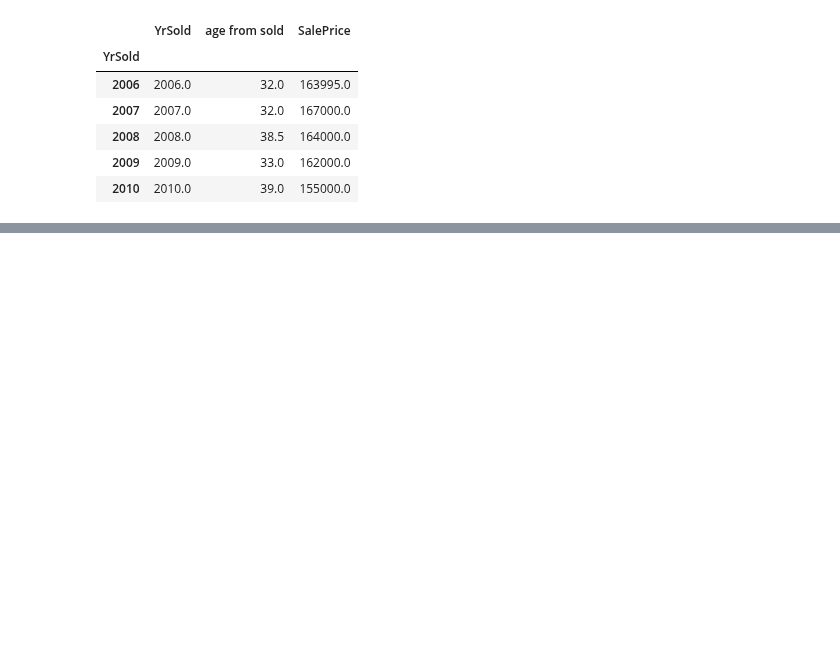
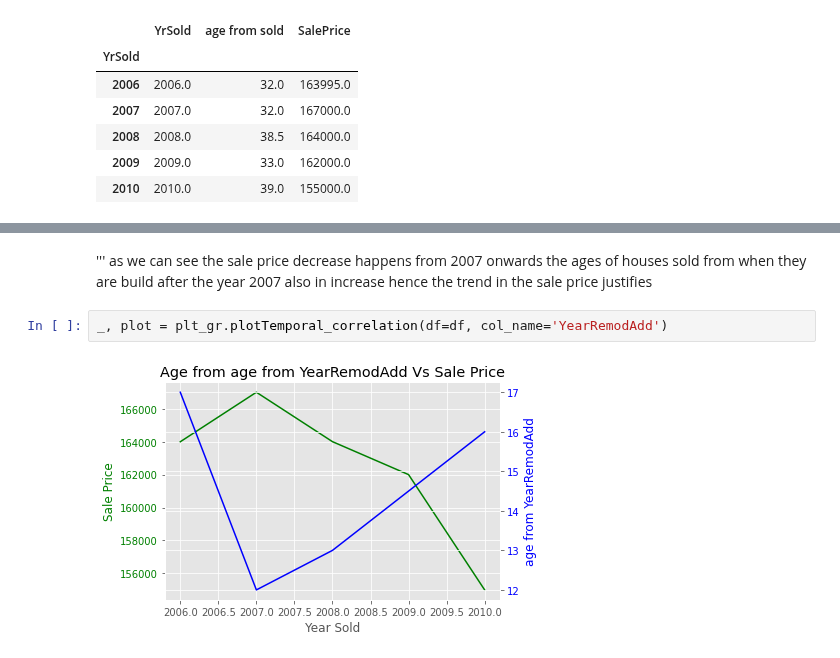
Before and after one commit to AkhilVinayakp/machine_Learning_Algorithms_python, a Jupyter notebook: EtE_projects/house-prices/Experiments/analysis.ipynb, the cells around one changed output, grey strips where cells are left out. Saved outputs shown, nothing was run; the diff lists cells and outputs as text; blank space fills up the shorter version.

```diff
--- a/EtE_projects/house-prices/Experiments/analysis.ipynb
+++ b/EtE_projects/house-prices/Experiments/analysis.ipynb
@@ -522,0 +535,8 @@ plt.show()
+# %% [markdown]
+'''
+as we can see the sale price decrease happens from 2007 onwards
+the ages of houses sold from when they are build  after the year 2007 also in increase hence the trend in the sale price justifies
+# %%
+_, plot = plt_gr.plotTemporal_correlation(df=df, col_name='YearRemodAdd')
+# %% [output]
+[figure, added]
```
Also changed, not shown: parts of 7 cells of this notebook.
